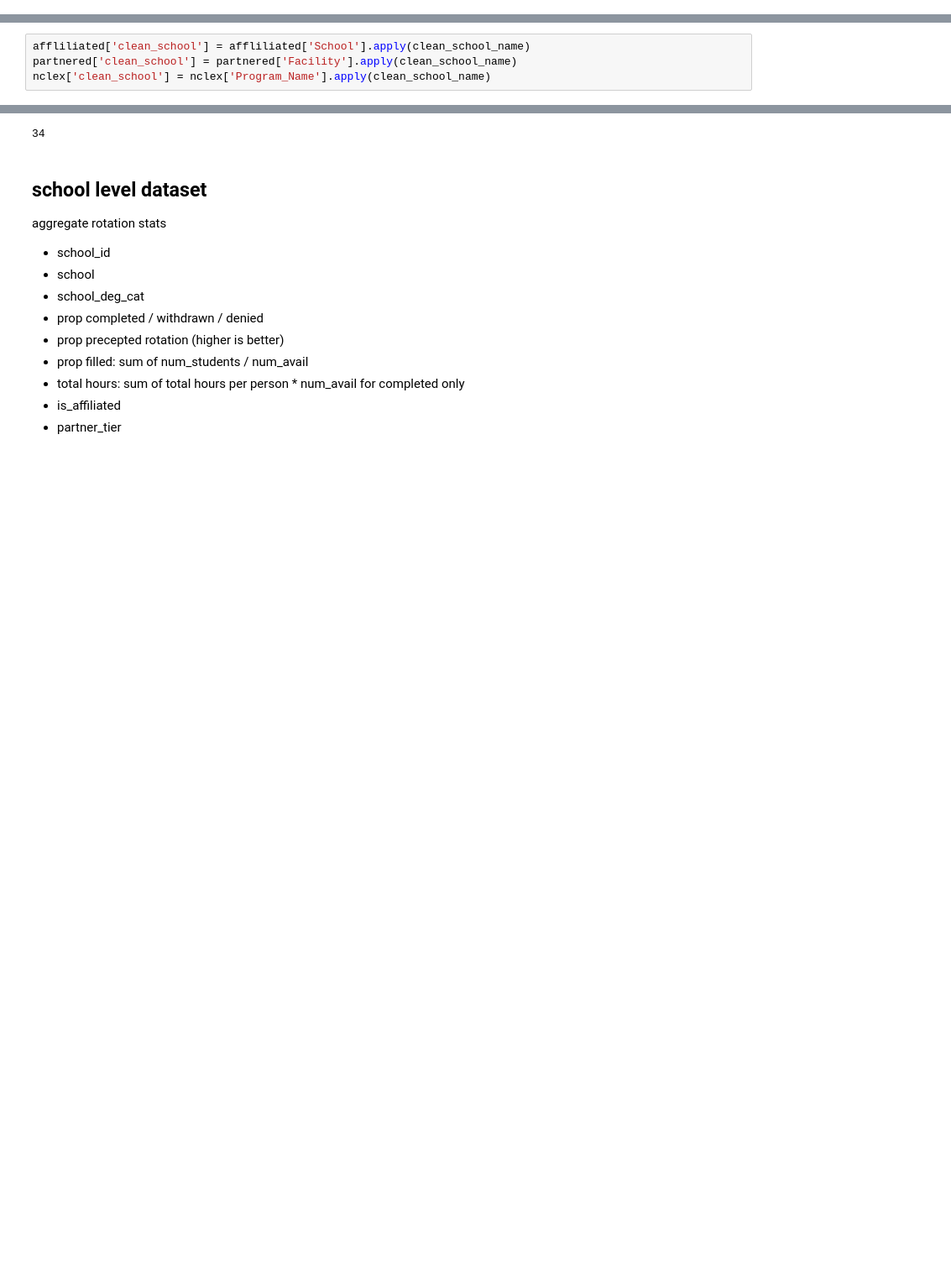
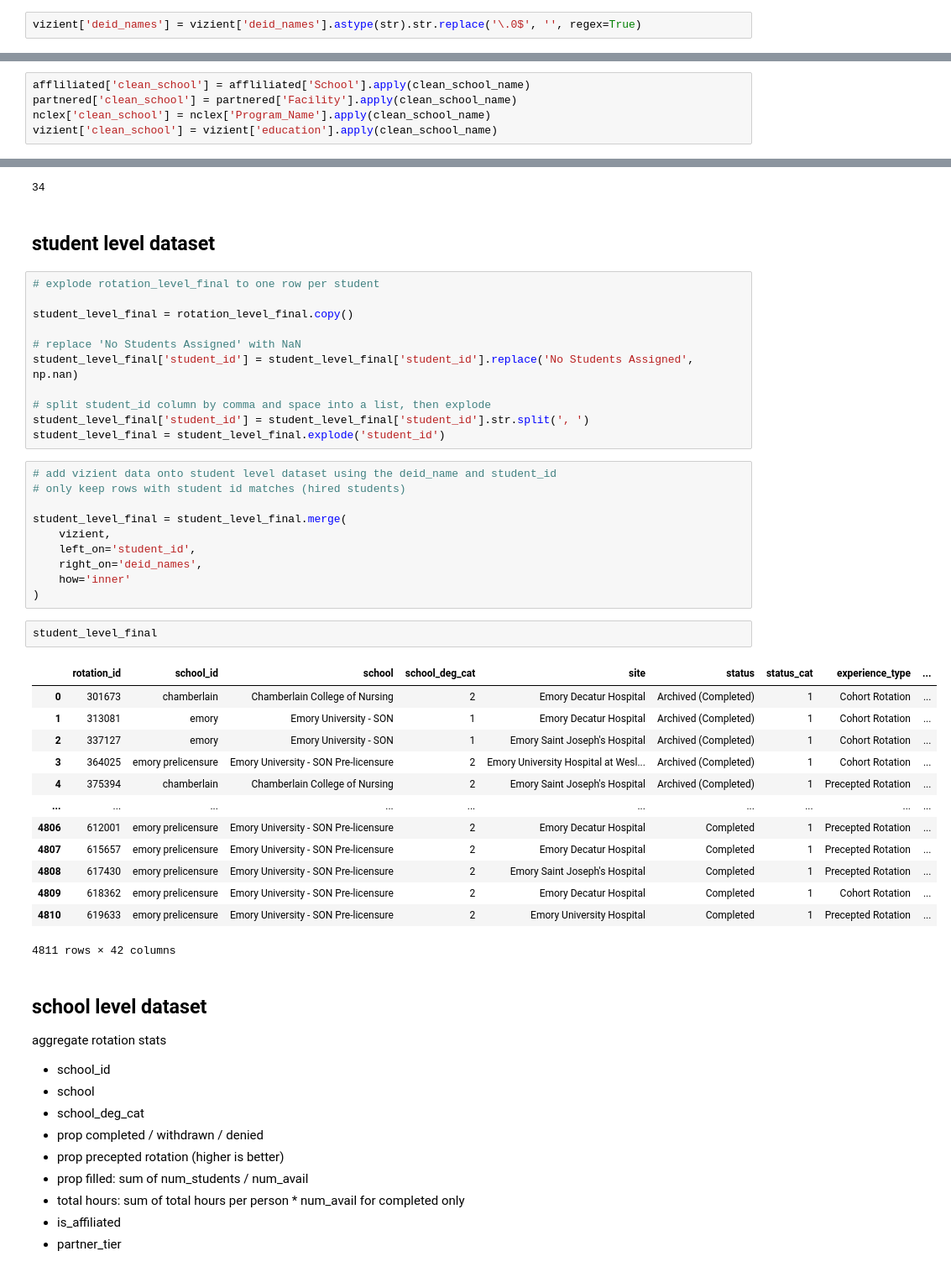
Before and after one commit to ksduong/ADL_Group14, a Jupyter notebook: ADL_Mar26.ipynb, the cells around one changed output, grey strips where cells are left out. Shown at 84% size. Saved outputs shown, nothing was run; the diff lists cells and outputs as text; blank space fills up the shorter version.

```diff
--- a/ADL_Mar26.ipynb
+++ b/ADL_Mar26.ipynb
@@ -627,3 +627,5 @@ FileNotFoundError: [Errno 2] No such file or directory: 'Data/Vizient_Data_New_c
+# %%
+vizient['deid_names'] = vizient['deid_names'].astype(str).str.replace('\.0$', '', regex=True)
 # %%
 print(vizient['education'].unique())
 # %% [output]
@@ -685,6 +687,7 @@ def clean_school_name(name):
 affliliated['clean_school'] = affliliated['School'].apply(clean_school_name)
 partnered['clean_school'] = partnered['Facility'].apply(clean_school_name)
 nclex['clean_school'] = nclex['Program_Name'].apply(clean_school_name)
+vizient['clean_school'] = vizient['education'].apply(clean_school_name)
 # %% [markdown]
 ### fuzzy matching
 # %%
@@ -850,6 +863,45 @@ rotation_level_final.describe()
 print(rotation_level_final['school_id'].nunique())
 # %% [output]
 34
+# %% [markdown]
+## student level dataset
+# %%
+# explode rotation_level_final to one row per student
+
+student_level_final = rotation_level_final.copy()
+
+# replace 'No Students Assigned' with NaN
+student_level_final['student_id'] = student_level_final['student_id'].replace('No Students Assigned', np.nan)
+
+# split student_id column by comma and space into a list, then explode
+student_level_final['student_id'] = student_level_final['student_id'].str.split(', ')
+student_level_final = student_level_final.explode('student_id')
+# %%
+# add vizient data onto student level dataset using the deid_name and student_id
+# only keep rows with student id matches (hired students)
+
+student_level_final = student_level_final.merge(
+    vizient,
+    left_on='student_id',
+    right_on='deid_names',
+    how='inner'
+)
+# %%
+student_level_final
+# %% [output]
+|  | rotation_id | school_id | school | school_deg_cat | site | status | status_cat | experience_type | ... |
+| 0 | 301673 | chamberlain | Chamberlain College of Nursing | 2 | Emory Decatur Hospital | Archived (Completed) | 1 | Cohort Rotation | ... |
+| 1 | 313081 | emory | Emory University - SON | 1 | Emory Decatur Hospital | Archived (Completed) | 1 | Cohort Rotation | ... |
+| 2 | 337127 | emory | Emory University - SON | 1 | Emory Saint Joseph's Hospital | Archived (Completed) | 1 | Cohort Rotation | ... |
+| 3 | 364025 | emory prelicensure | Emory University - SON Pre-licensure | 2 | Emory University Hospital at Wesl... | Archived (Completed) | 1 | Cohort Rotation | ... |
+| 4 | 375394 | chamberlain | Chamberlain College of Nursing | 2 | Emory Saint Joseph's Hospital | Archived (Completed) | 1 | Precepted Rotation | ... |
+| ... | ... | ... | ... | ... | ... | ... | ... | ... | ... |
+| 4806 | 612001 | emory prelicensure | Emory University - SON Pre-licensure | 2 | Emory Decatur Hospital | Completed | 1 | Precepted Rotation | ... |
+| 4807 | 615657 | emory prelicensure | Emory University - SON Pre-licensure | 2 | Emory Decatur Hospital | Completed | 1 | Precepted Rotation | ... |
+| 4808 | 617430 | emory prelicensure | Emory University - SON Pre-licensure | 2 | Emory Saint Joseph's Hospital | Completed | 1 | Precepted Rotation | ... |
+| 4809 | 618362 | emory prelicensure | Emory University - SON Pre-licensure | 2 | Emory Decatur Hospital | Completed | 1 | Cohort Rotation | ... |
+| 4810 | 619633 | emory prelicensure | Emory University - SON Pre-licensure | 2 | Emory University Hospital | Completed | 1 | Precepted Rotation | ... |
+4811 rows × 42 columns
 # %% [markdown]
 ## school level dataset
 
```
Also changed, not shown: parts of 10 cells of this notebook, 6 other files.
